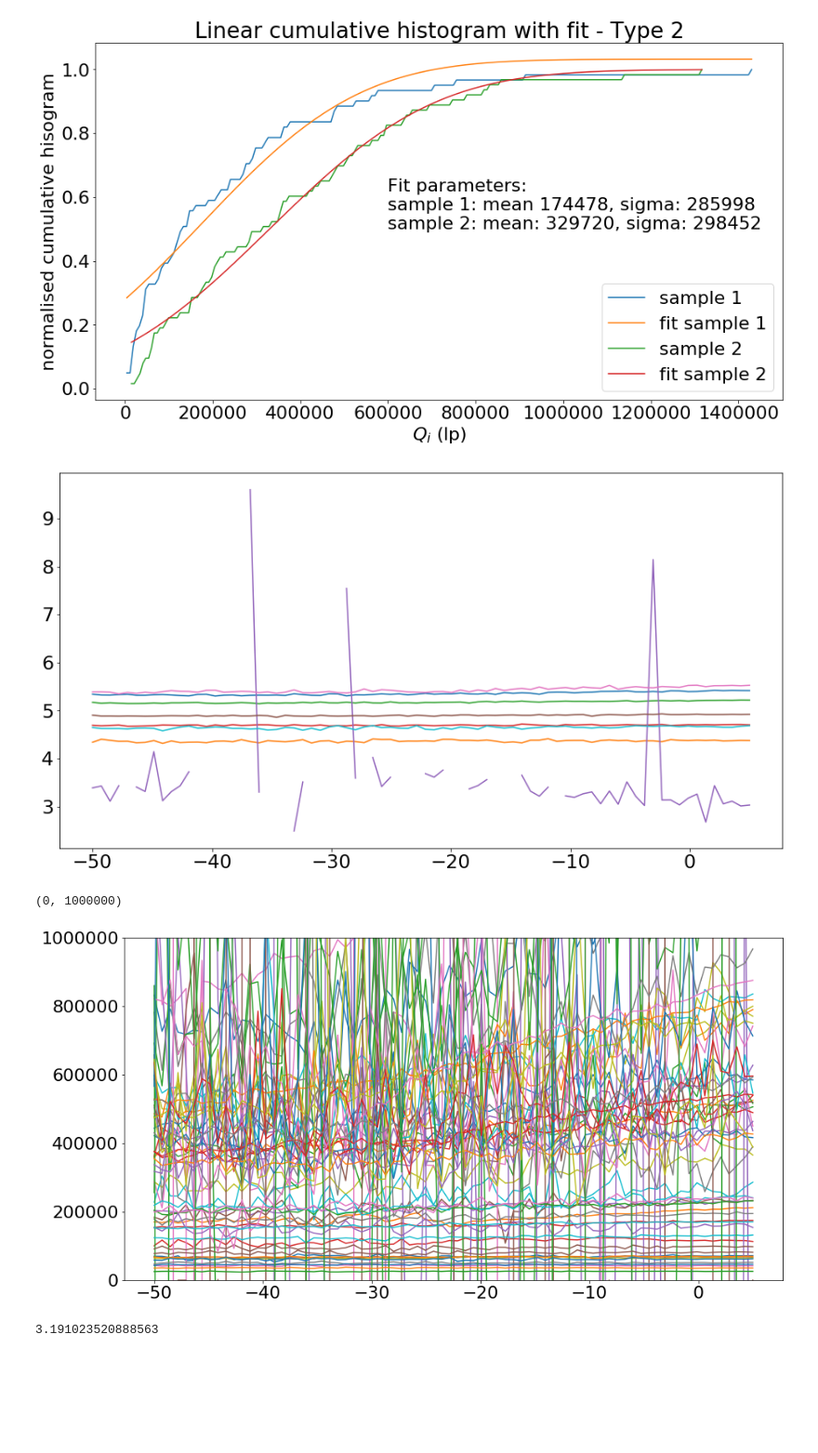
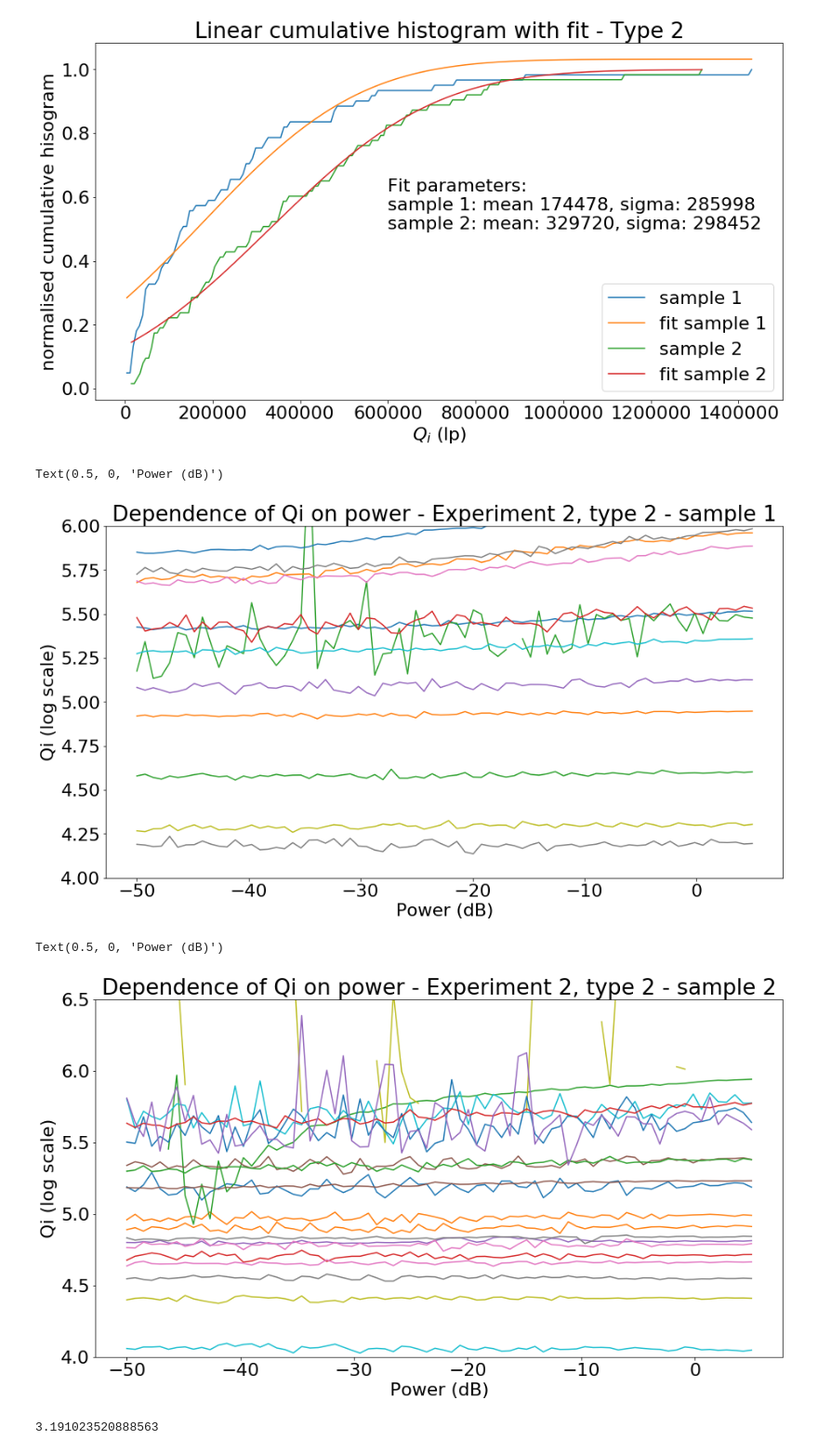
Before and after one commit to SPJKoenis/Resonators, a Jupyter notebook: Resonators_3_2_measurements.ipynb, the cells around one changed output. Shown at 93% size. Drawn from its saved outputs; the diff is of its cells as text; code cells hidden in the pictures; blank space fills up the shorter version.

```diff
--- a/Resonators_3_2_measurements.ipynb
+++ b/Resonators_3_2_measurements.ipynb
@@ -316,25 +316,34 @@ Text(600000, 0.5, 'Fit parameters:\nsample 1: mean 174478, sigma: 285998\nsample
 [figure]
 # %%
 plt.figure(figsize=(15, 8))
-for i in range(0,10):
+for i in range(40,60):
     power_data = pd.read_csv (r'C:\Users\Stef\Documents\Documenten\Master\Project Russia\Resonator design\Resonator sample 3\Measurements\Stef_3_2_new2\fit_total %d.csv' %(i))
     plt.plot(power_data['power'], np.log10(power_data['Qi_dia_corr']))
+    #plt.plot(power_data['power'], power_data['Qi_dia_corr'])
 
-#plt.ylim(0, 1000000)
+
+plt.ylim(4,6)
+plt.title('Dependence of Qi on power - Experiment 2, type 2 - sample 1')
+plt.ylabel('Qi (log scale)')
+plt.xlabel('Power (dB)')
 # %% [output]
+Text(0.5, 0, 'Power (dB)')
-[figure, old version]
+[figure, new version]
 # %%
 plt.figure(figsize=(15, 8))
-for i in range(0,63):
+for i in range(44,64):
     power_data = pd.read_csv (r'C:\Users\Stef\Documents\Documenten\Master\Project Russia\Resonator design\Resonator sample 3\Measurements\resonators2_old_2(not updated design)\fit_total %d.csv' %(i))
-    plt.plot(power_data['power'], power_data['Qi_dia_corr'])
+    plt.plot(power_data['power'], np.log10(power_data['Qi_dia_corr']))
+    #plt.plot(power_data['power'], power_data['Qi_dia_corr'])
 
-plt.ylim(0, 1000000)
 
-#print(power_data['power'])
+plt.ylim(4,6.5)
+plt.title('Dependence of Qi on power - Experiment 2, type 2 - sample 2')
+plt.ylabel('Qi (log scale)')
+plt.xlabel('Power (dB)')
 # %% [output]
-(0, 1000000)
+Text(0.5, 0, 'Power (dB)')
-[figure, old version]
+[figure, new version]
 # %%
 (5.425-5.115)/((0.62/np.sqrt(61))**2+(0.448/np.sqrt(64))**2)**0.5
 # %% [output]
```
Also changed, not shown: parts of 5 cells of this notebook, 8 other files.
